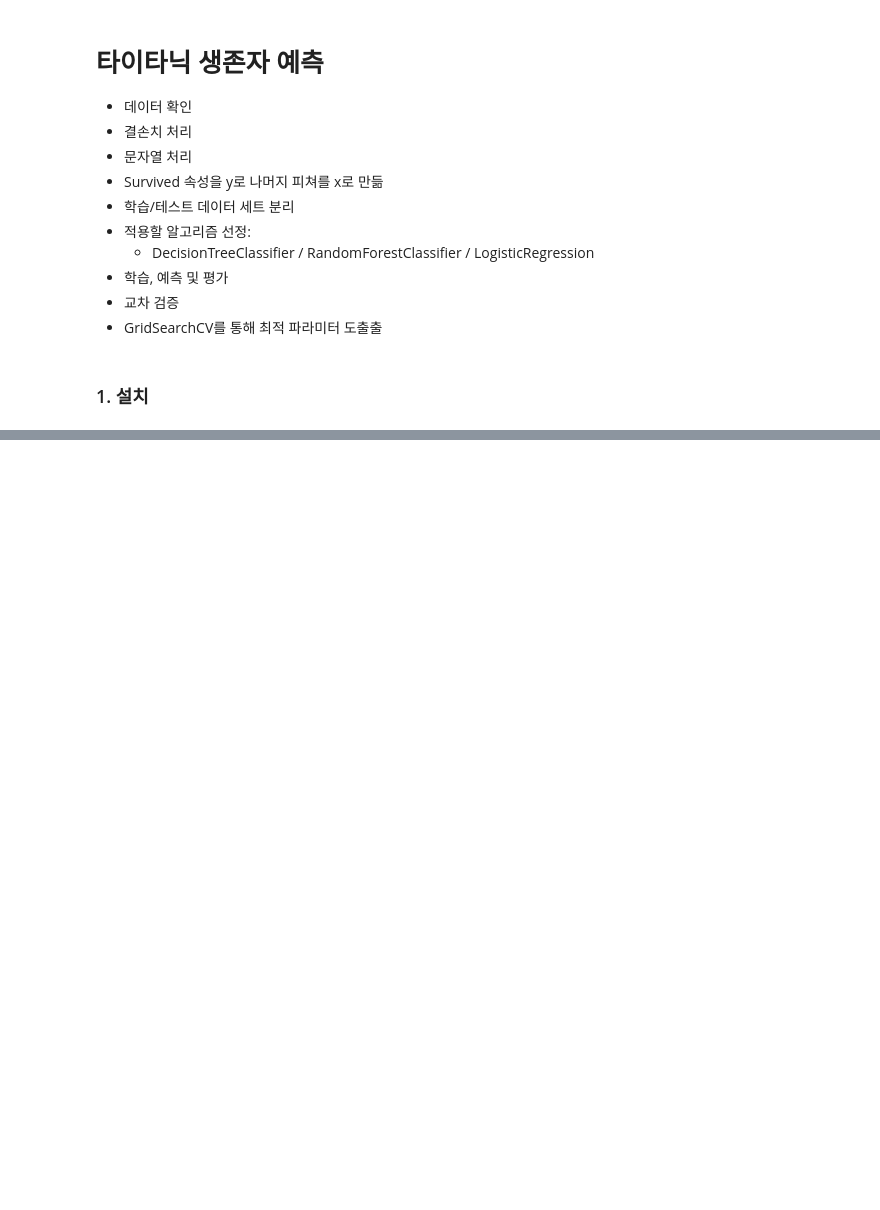
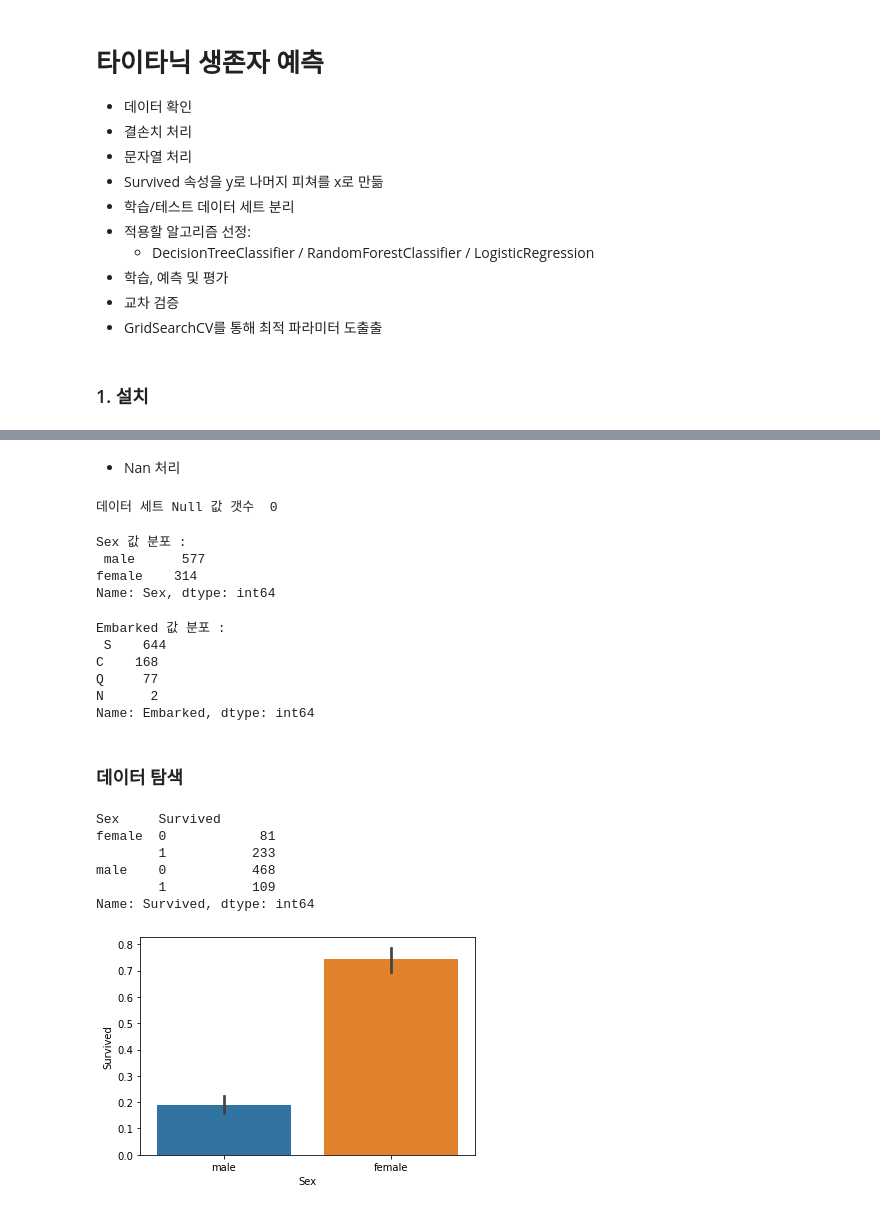
Before and after one commit to chereen228/Machine-Learning, a Jupyter notebook: 01.Introduction/08_타이타닉분류.ipynb, the cells around one changed output, grey strips where cells are left out. Drawn from its saved outputs; the diff is of its cells as text; code cells hidden in the pictures; blank space fills up the shorter version.

```diff
--- a/01.Introduction/08_타이타닉분류.ipynb
+++ b/01.Introduction/08_타이타닉분류.ipynb
@@ -28,0 +21,3 @@ from sklearn.tree import DecisionTreeClassifier
+# %%
+titanic_df = pd.read_csv('train.csv')
+titanic_df.head()
@@ -28,0 +72,4 @@ from sklearn.tree import DecisionTreeClassifier
+# %%
+del titanic_df['PassengerId']
+titanic_df.drop('Name', axis=1, inplace=True)
+titanic_df.drop(['Ticket','Cabin'], axis=1, inplace=True)
@@ -28,0 +85,39 @@ from sklearn.tree import DecisionTreeClassifier
+# %% [markdown]
+- Nan 처리
+# %%
+titanic_df['Age'].fillna(titanic_df['Age'].mean(), inplace=True)
+titanic_df['Embarked'].fillna('N', inplace=True)
+print('데이터 세트 Null 값 갯수 ', titanic_df.isnull().sum().sum())
+# %% [output]
+데이터 세트 Null 값 갯수  0
+# %%
+print('Sex 값 분포 :\n', titanic_df['Sex'].value_counts())
+# %% [output]
+Sex 값 분포 :
+ male      577
+female    314
+Name: Sex, dtype: int64
+# %%
+print('Embarked 값 분포 :\n', titanic_df['Embarked'].value_counts())
+# %% [output]
+Embarked 값 분포 :
+ S    644
+C    168
+Q     77
+N      2
+Name: Embarked, dtype: int64
+# %% [markdown]
+### 데이터 탐색
+# %%
+titanic_df.groupby(['Sex', 'Survived'])['Survived'].count()
+# %% [output]
+Sex     Survived
+female  0            81
+        1           233
+male    0           468
+        1           109
+Name: Survived, dtype: int64
+# %%
+sns.barplot(x='Sex', y = 'Survived', data=titanic_df);
+# %% [output]
+[figure, added]
```
Also changed, not shown: parts of 68 cells of this notebook.
